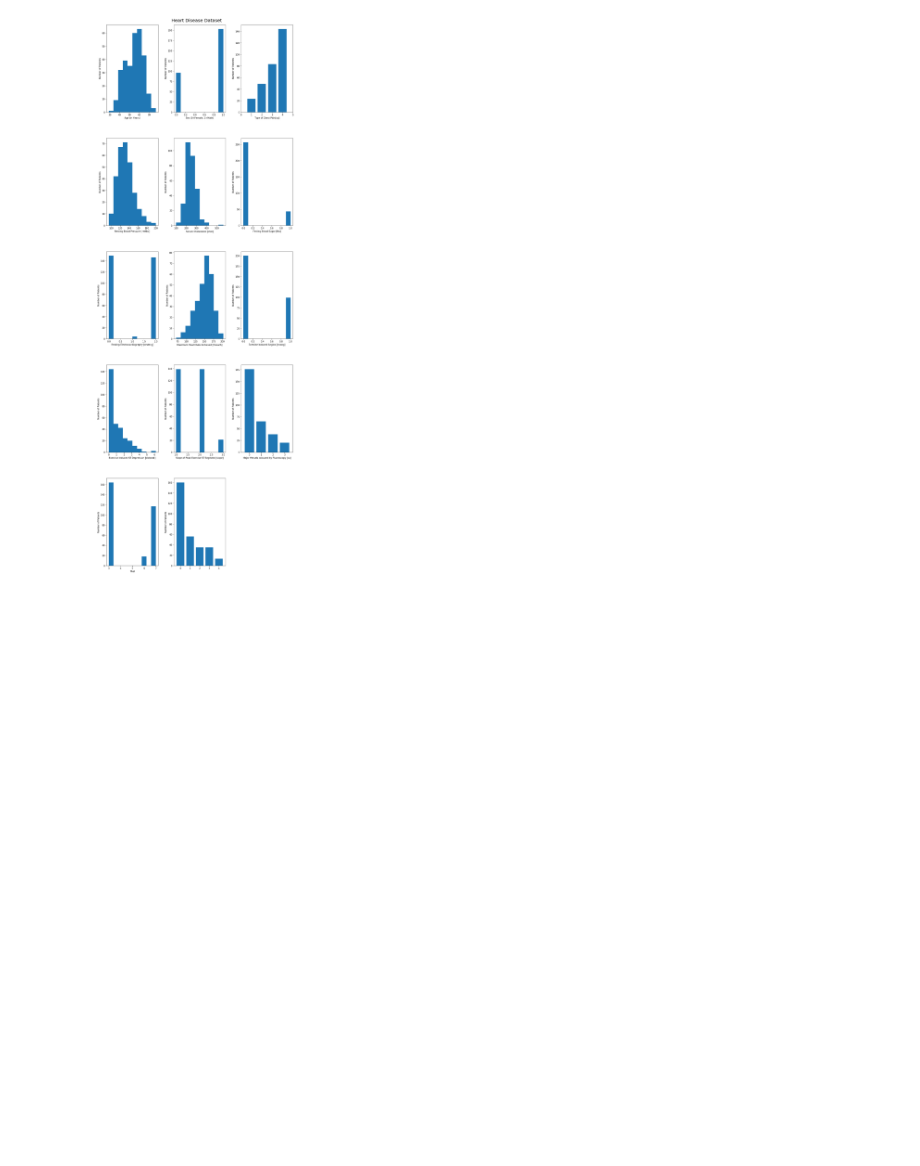
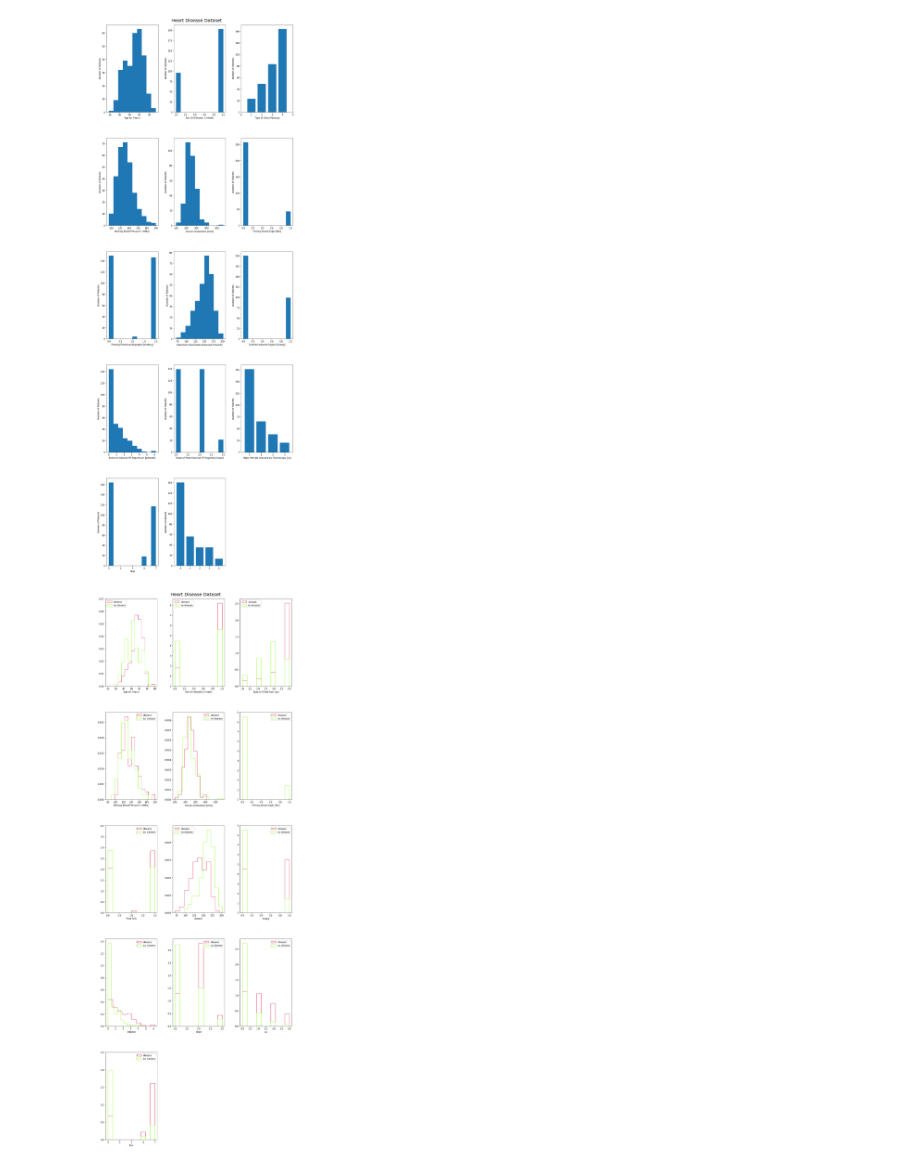
Before and after one commit to Byte7/Heart-Disease-Analysis-and-Prediction, a Jupyter notebook: first_analysis.ipynb, the cells around one changed output. Drawn from its saved outputs; the diff is of its cells as text; code cells hidden in the pictures; blank space fills up the shorter version.

Commit message:
added line plots
added line plots depicting number of patients having disease and not having disease

```diff
--- a/first_analysis.ipynb
+++ b/first_analysis.ipynb
@@ -163,3 +163,70 @@ axes[4,2].axis("off")
 # %% [output]
 (0.0, 1.0, 0.0, 1.0)
 [figure]
+# %%
+#Marginal Feature Distribution comapared for disease and not-disease
+fig, axes = plt.subplots(nrows=5, ncols=3, figsize=(15,40))
+plt.subplots_adjust(wspace=0.30, hspace=0.30, top=0.97)
+plt.suptitle("Heart Disease Dataset", fontsize=20)
+bins = np.linspace(20,80,15)
+axes[0,0].hist(df[df.num>0].age.tolist(),bins,color=["crimson"],histtype="step",label="disease",normed=True)
+axes[0,0].hist(df[df.num==0].age,bins,color=["chartreuse"],histtype="step",label="no disease",normed=True)
+axes[0,0].set_xlabel("Age (in Years)")
+axes[0,0].set_ylim(0.0,0.070)
+axes[0,0].legend(prop={'size': 10},loc="upper left")
+axes[0,1].hist(df[df.num>0].sex.tolist(),color=["crimson"],histtype="step",label="disease",normed=True)
+axes[0,1].hist(df[df.num==0].sex,color=["chartreuse"],histtype="step",label="no disease",normed=True)
+axes[0,1].set_xlabel("Sex (0=female,1=male)")
+axes[0,1].legend(prop={'size': 10},loc="upper left")
+axes[0,2].hist(df[df.num>0].cp.tolist(),color=["crimson"],histtype="step",label="disease",normed=True)
+axes[0,2].hist(df[df.num==0].cp,color=["chartreuse"],histtype="step",label="no disease",normed=True)
+axes[0,2].set_xlabel("Type of Chest Pain [cp]")
+axes[0,2].legend(prop={'size': 10},loc="upper left")
+bins = np.linspace(80, 200, 15)
+axes[1,0].hist(df[df.num>0].restbp.tolist(),bins,color=["crimson"],histtype="step",label="disease",normed=True)
+axes[1,0].hist(df[df.num==0].restbp,bins,color=["chartreuse"],histtype="step",label="no disease",normed=True)
+axes[1,0].set_xlabel("Resting Blood Pressure [restbp]")
+axes[1,0].legend(prop={'size': 10},loc="upper right")
+axes[1,1].hist(df[df.num>0].chol.tolist(),color=["crimson"],histtype="step",label="disease",normed=True)
+axes[1,1].hist(df[df.num==0].chol,color=["chartreuse"],histtype="step",label="no disease",normed=True)
+axes[1,1].set_xlabel("Serum Cholesterol [chol]")
+axes[1,1].legend(prop={'size': 10},loc="upper right")
+axes[1,2].hist(df[df.num>0].fbs.tolist(),color=["crimson"],histtype="step",label="disease",normed=True)
+axes[1,2].hist(df[df.num==0].fbs,color=["chartreuse"],histtype="step",label="no disease",normed=True)
+axes[1,2].set_xlabel("Fasting blood sugar [fbs]")
+axes[1,2].legend(prop={'size': 10},loc="upper right")
+axes[2,0].hist(df[df.num>0].restecg.tolist(),color=["crimson"],histtype="step",label="disease",normed=True)
+axes[2,0].hist(df[df.num==0].restecg,color=["chartreuse"],histtype="step",label="no disease",normed=True)
+axes[2,0].set_xlabel("Rest ECG")
+axes[2,0].set_ylim(0.0,4.0)
+axes[2,0].legend(prop={'size': 10},loc="upper right")
+axes[2,1].hist(df[df.num>0].thalach.tolist(),color=["crimson"],histtype="step",label="disease",normed=True)
+axes[2,1].hist(df[df.num==0].thalach,color=["chartreuse"],histtype="step",label="no disease",normed=True)
+axes[2,1].set_xlabel("thalach")
+axes[2,1].legend(prop={'size': 10},loc="upper left")
+axes[2,2].hist(df[df.num>0].exang.tolist(),color=["crimson"],histtype="step",label="disease",normed=True)
+axes[2,2].hist(df[df.num==0].exang,color=["chartreuse"],histtype="step",label="no disease",normed=True)
+axes[2,2].set_xlabel("exang")
+axes[2,2].legend(prop={'size': 10},loc="upper right")
+axes[3,0].hist(df[df.num>0].oldpeak.tolist(),color=["crimson"],histtype="step",label="disease",normed=True)
+axes[3,0].hist(df[df.num==0].oldpeak,color=["chartreuse"],histtype="step",label="no disease",normed=True)
+axes[3,0].set_xlabel("oldpeak")
+axes[3,0].legend(prop={'size': 10},loc="upper right")
+axes[3,1].hist(df[df.num>0].slope.tolist(),color=["crimson"],histtype="step",label="disease",normed=True)
+axes[3,1].hist(df[df.num==0].slope,color=["chartreuse"],histtype="step",label="no disease",normed=True)
+axes[3,1].set_xlabel("slope")
+axes[3,1].legend(prop={'size': 10},loc="upper right")
+axes[3,2].hist(df[df.num>0].ca.tolist(),color=["crimson"],histtype="step",label="disease",normed=True)
+axes[3,2].hist(df[df.num==0].ca,color=["chartreuse"],histtype="step",label="no disease",normed=True)
+axes[3,2].set_xlabel("ca")
+axes[3,2].legend(prop={'size': 10},loc="upper right")
+axes[4,0].hist(df[df.num>0].thal.tolist(),color=["crimson"],histtype="step",label="disease",normed=True)
+axes[4,0].hist(df[df.num==0].thal,color=["chartreuse"],histtype="step",label="no disease",normed=True)
+axes[4,0].set_xlabel("thal")
+axes[4,0].set_ylim(0.0,2.5)
+axes[4,0].legend(prop={'size': 10},loc="upper right")
+axes[4,1].axis("off")
+axes[4,2].axis("off")
+plt.show()
+# %% [output]
+[figure, added]
```
